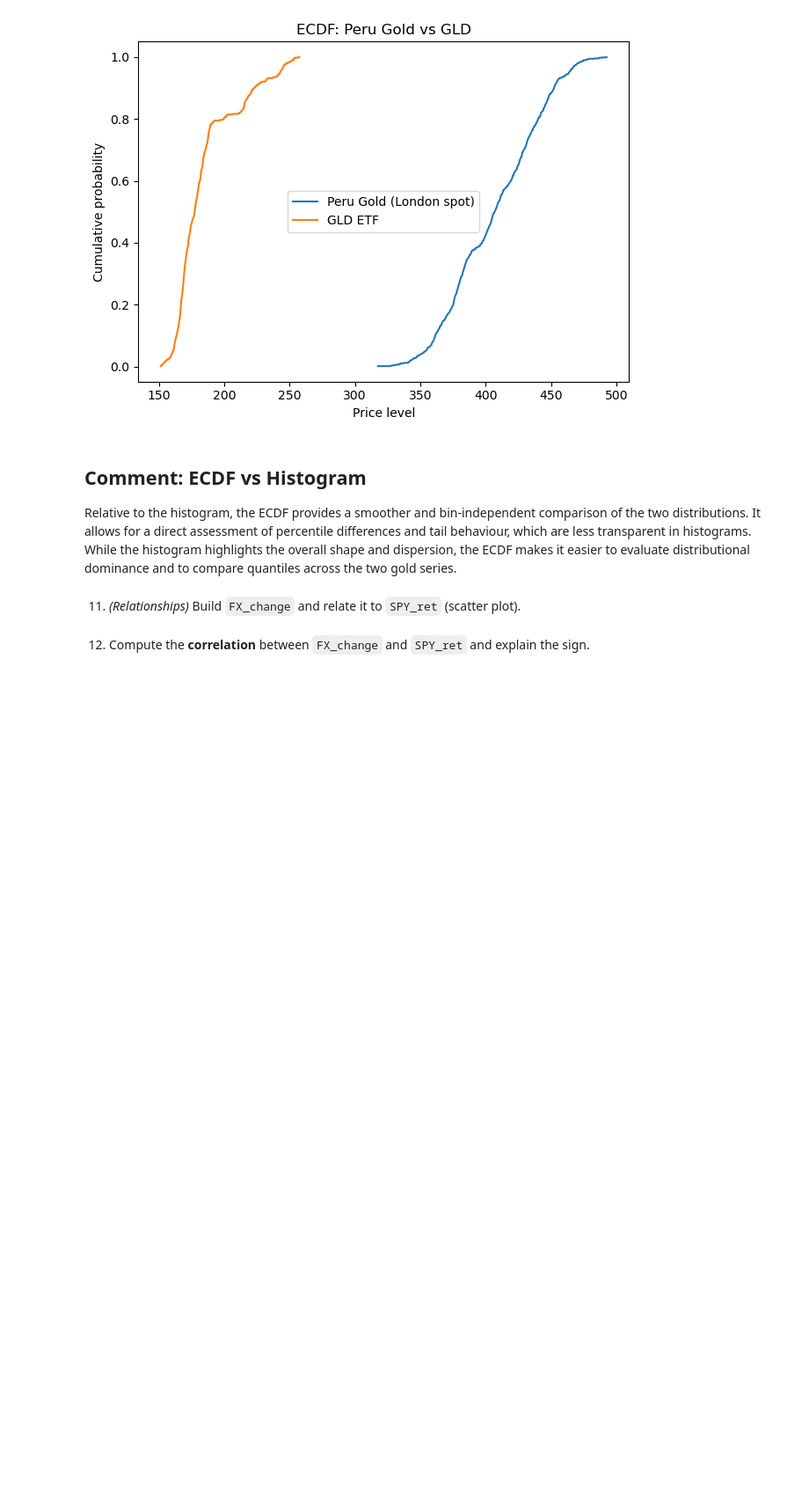
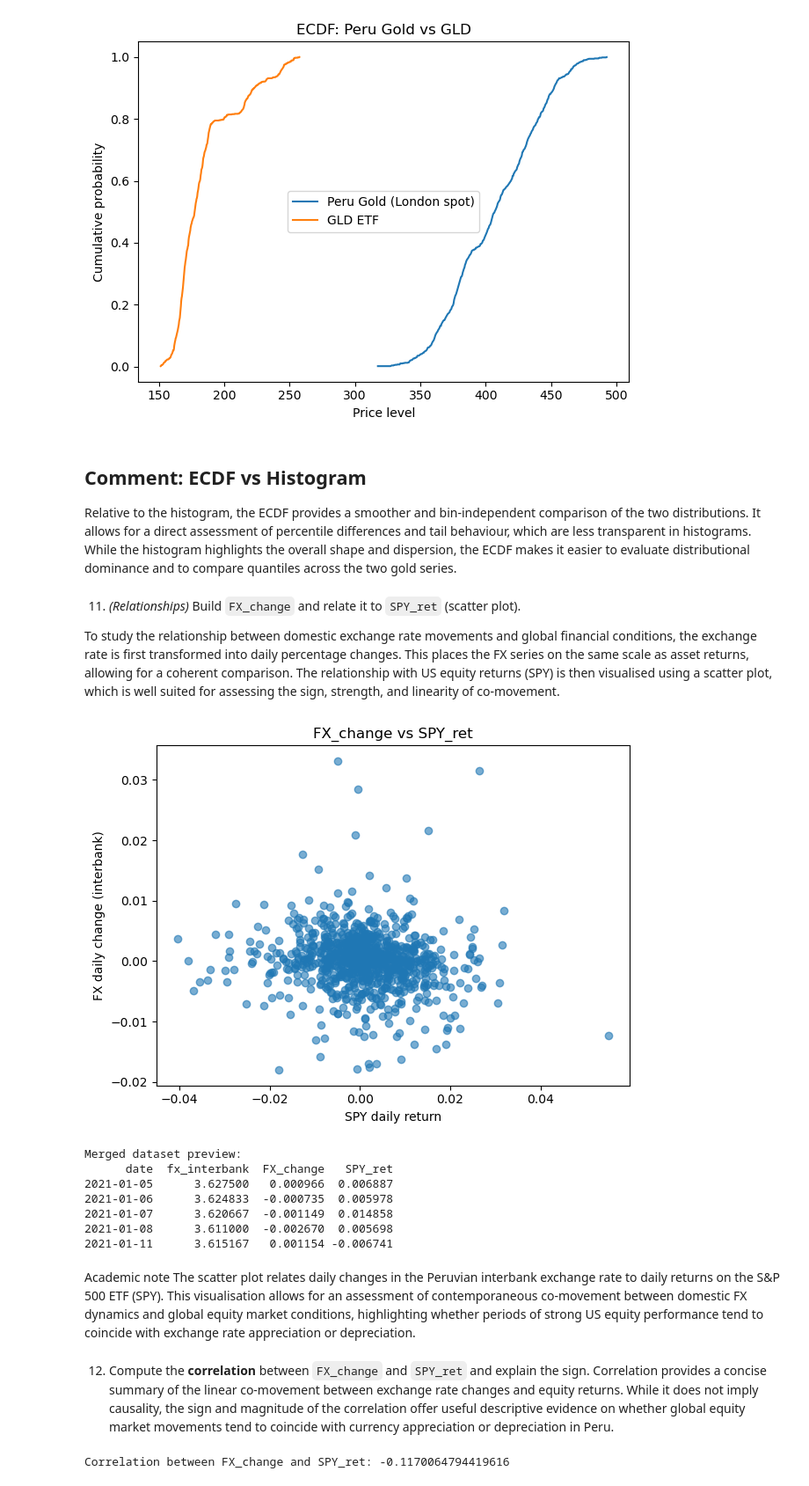
Before and after one commit to EduardoLG39/FinLab, a Jupyter notebook: homeworks/Assignment_3/group_9_ass_3_2026_folder/group_9_ass_3_2026_p1p2.ipynb, the cells around one changed output. Shown at 88% size. Drawn from its saved outputs; the diff is of its cells as text; code cells hidden in the pictures; blank space fills up the shorter version.

```diff
--- a/homeworks/Assignment_3/group_9_ass_3_2026_folder/group_9_ass_3_2026_p1p2.ipynb
+++ b/homeworks/Assignment_3/group_9_ass_3_2026_folder/group_9_ass_3_2026_p1p2.ipynb
@@ -503,5 +503,70 @@ plt.show()
 Relative to the histogram, the ECDF provides a smoother and bin-independent comparison of the two distributions. It allows for a direct assessment of percentile differences and tail behaviour, which are less transparent in histograms. While the histogram highlights the overall shape and dispersion, the ECDF makes it easier to evaluate distributional dominance and to compare quantiles across the two gold series.
 # %% [markdown]
 11. *(Relationships)* Build `FX_change` and relate it to `SPY_ret` (scatter plot).
+
+To study the relationship between domestic exchange rate movements and global financial conditions, the exchange rate is first transformed into daily percentage changes. This places the FX series on the same scale as asset returns, allowing for a coherent comparison. The relationship with US equity returns (SPY) is then visualised using a scatter plot, which is well suited for assessing the sign, strength, and linearity of co-movement.
+# %%
+import matplotlib.pyplot as plt
+import pandas as pd
+
+# --- Build FX_change (daily percentage change of the interbank FX rate) ---
+fx_change = (
+    peru_wide[["date", "fx_interbank"]]
+    .copy()
+)
+
+fx_change["FX_change"] = fx_change["fx_interbank"].pct_change()
+
+# --- Extract SPY returns ---
+spy_returns = (
+    usa_returns
+    .loc[usa_returns["ticker"] == "SPY", ["date", "ret"]]
+    .rename(columns={"ret": "SPY_ret"})
+)
+
+# --- Merge FX_change with SPY_ret by date ---
+fx_spy = (
+    fx_change
+    .merge(spy_returns, on="date", how="inner")
+    .dropna(subset=["FX_change", "SPY_ret"])
+)
+
+# --- Scatter plot ---
+plt.figure()
+plt.scatter(
+    fx_spy["SPY_ret"],
+    fx_spy["FX_change"],
+    alpha=0.6
+)
+
+plt.title("FX_change vs SPY_ret")
+plt.xlabel("SPY daily return")
+plt.ylabel("FX daily change (interbank)")
+plt.tight_layout()
+plt.show()
+
+# Quick inspection
+print("Merged dataset preview:")
+print(fx_spy.head().to_string(index=False))
+# %% [output]
+[figure, added]
+Merged dataset preview:
+      date  fx_interbank  FX_change   SPY_ret
+2021-01-05      3.627500   0.000966  0.006887
+2021-01-06      3.624833  -0.000735  0.005978
+2021-01-07      3.620667  -0.001149  0.014858
+2021-01-08      3.611000  -0.002670  0.005698
+2021-01-11      3.615167   0.001154 -0.006741
+# %% [markdown]
+Academic note
+The scatter plot relates daily changes in the Peruvian interbank exchange rate to daily returns on the S&P 500 ETF (SPY). This visualisation allows for an assessment of contemporaneous co-movement between domestic FX dynamics and global equity market conditions, highlighting whether periods of strong US equity performance tend to coincide with exchange rate appreciation or depreciation.
 # %% [markdown]
 12. Compute the **correlation** between `FX_change` and `SPY_ret` and explain the sign.
+Correlation provides a concise summary of the linear co-movement between exchange rate changes and equity returns. While it does not imply causality, the sign and magnitude of the correlation offer useful descriptive evidence on whether global equity market movements tend to coincide with currency appreciation or depreciation in Peru.
+# %%
+# --- Compute correlation ---
+corr_fx_spy = fx_spy["FX_change"].corr(fx_spy["SPY_ret"])
+
+print("Correlation between FX_change and SPY_ret:", corr_fx_spy)
+# %% [output]
+Correlation between FX_change and SPY_ret: -0.1170064794419616
```
Also changed, not shown: parts of 29 cells of this notebook, 1 other file.
